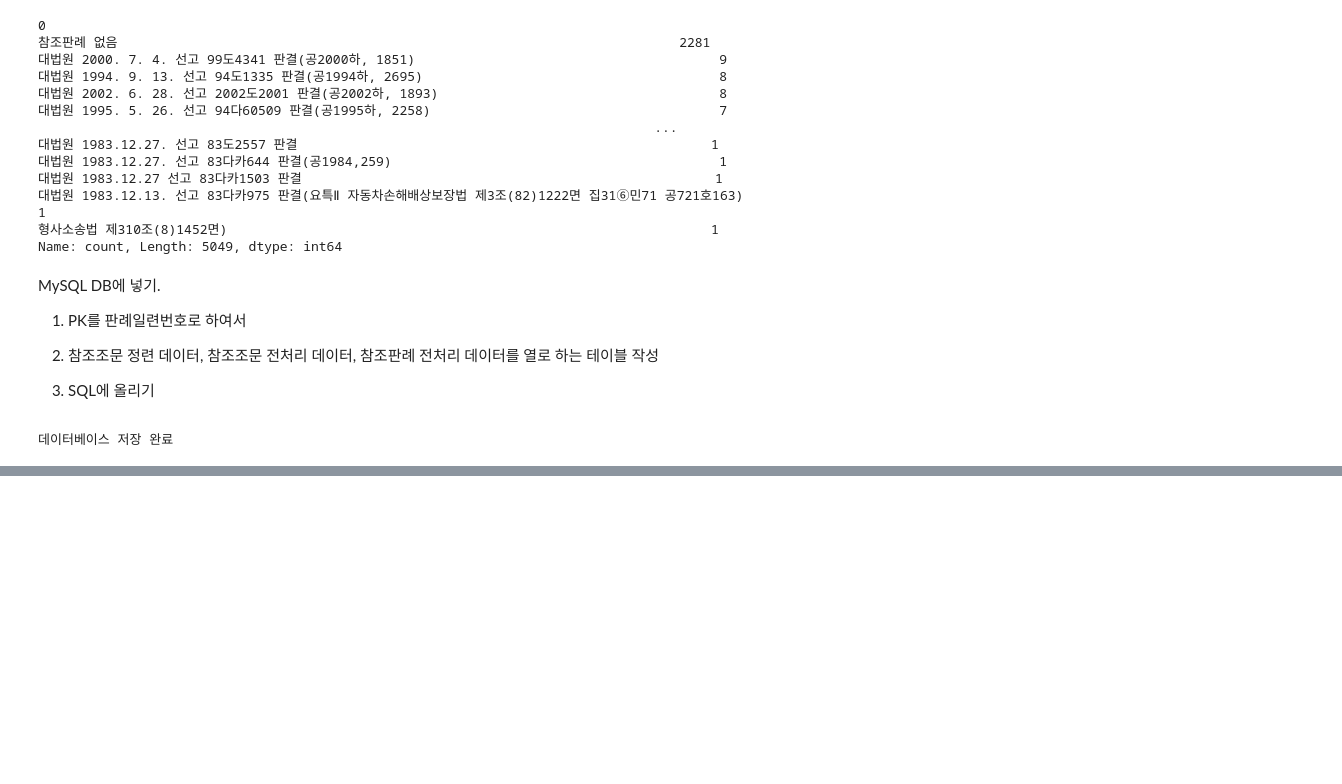
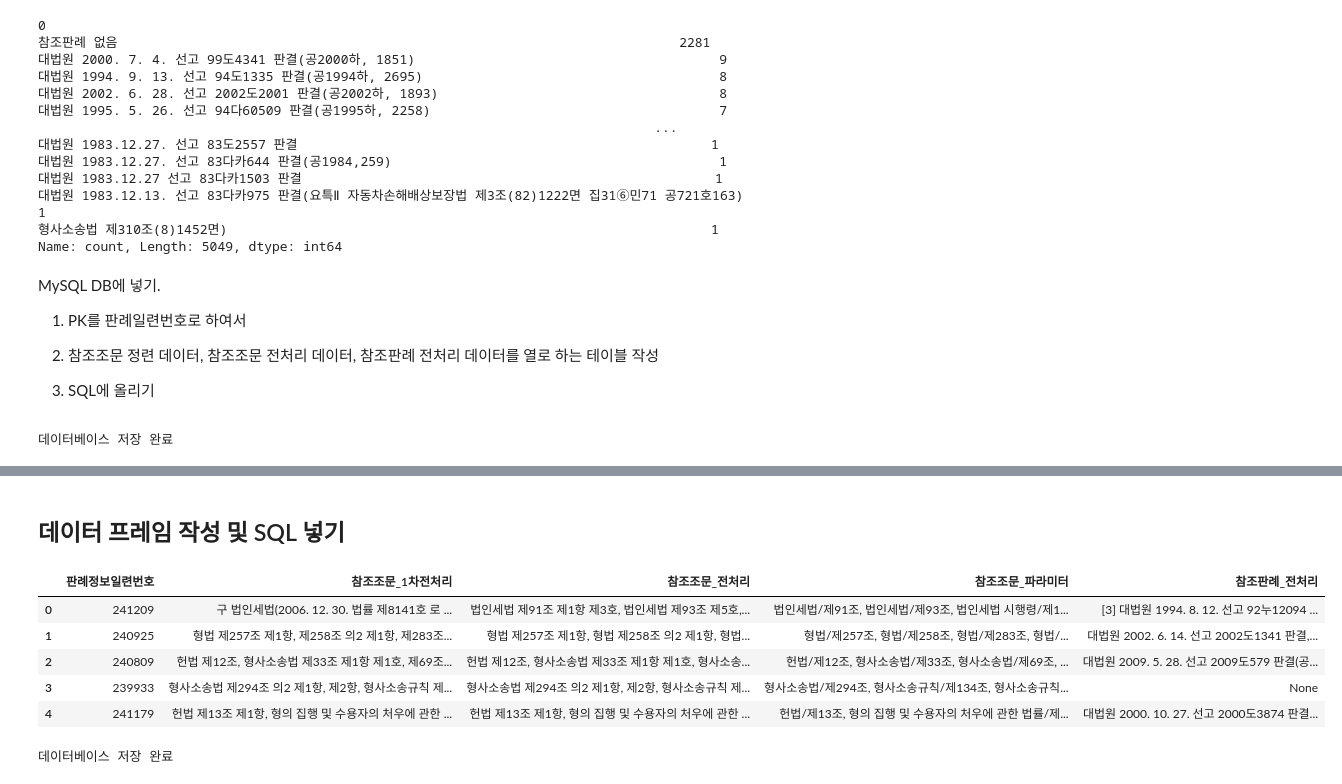
Before and after one commit to sesac-NoF/NoF, a Jupyter notebook: 01.reference_preprocessing.ipynb, the cells around one changed output, grey strips where cells are left out. Cells and saved outputs as stored; diff of their text form; code cells hidden in the pictures; blank space fills up the shorter version.

Commit message:
참조조문 전처리 완료일보직전

```diff
--- a/01.reference_preprocessing.ipynb
+++ b/01.reference_preprocessing.ipynb
@@ -908,0 +1190,2 @@ print("데이터베이스 저장 완료")
+# %%
+law_dup_reduce=list(set(law_names_cleaned))
@@ -908,0 +1194,3 @@ print("데이터베이스 저장 완료")
+# %%
+# 법 이름 길이가 긴 순서대로 정렬 (내림차순)
+law_names = sorted(law_names, key=len, reverse=True)
@@ -908,0 +1264,8 @@ print("데이터베이스 저장 완료")
+# %%
+def extract_JoandLaw(text):
+    pattern=r'\b[가-힣\s]+(?:법\s*시행령|시행령|에\s*관한\s*법률|시행규칙|규칙|협정|의사록|관례|고시|대통령령|경제명령|법|령)? 제\d+조'
+    matches=re.findall(pattern,text)
+
+    return ', '.join(matches)
+
+result=reason.apply(extract_JoandLaw)
@@ -908,0 +1289,2 @@ print("데이터베이스 저장 완료")
+# %%
+final=result.apply(lambda x: re.sub(r' (제\d+조)', r'/\1', x))
@@ -908,0 +1321,16 @@ print("데이터베이스 저장 완료")
+# %% [markdown]
+## 데이터 프레임 작성 및 SQL 넣기
+# %%
+df_preprocess=pd.DataFrame(data=df['판례정보일련번호'])
+df_preprocess['참조조문_1차전처리']=ccl
+df_preprocess['참조조문_전처리']=reason
+df_preprocess['참조조문_파라미터']=final
+df_preprocess['참조판례_전처리']=df['참조판례']
+df_preprocess.head()
+# %% [output]
+|  | 판례정보일련번호 | 참조조문_1차전처리 | 참조조문_전처리 | 참조조문_파라미터 | 참조판례_전처리 |
+| 0 | 241209 | 구 법인세법(2006. 12. 30. 법률 제8141호 로 ... | 법인세법 제91조 제1항 제3호, 법인세법 제93조 제5호,... | 법인세법/제91조, 법인세법/제93조, 법인세법 시행령/제1... | [3] 대법원 1994. 8. 12. 선고 92누12094 ... |
+| 1 | 240925 | 형법 제257조 제1항, 제258조 의2 제1항, 제283조... | 형법 제257조 제1항, 형법 제258조 의2 제1항, 형법... | 형법/제257조, 형법/제258조, 형법/제283조, 형법/... | 대법원 2002. 6. 14. 선고 2002도1341 판결,... |
+| 2 | 240809 | 헌법 제12조, 형사소송법 제33조 제1항 제1호, 제69조... | 헌법 제12조, 형사소송법 제33조 제1항 제1호, 형사소송... | 헌법/제12조, 형사소송법/제33조, 형사소송법/제69조, ... | 대법원 2009. 5. 28. 선고 2009도579 판결(공... |
+| 3 | 239933 | 형사소송법 제294조 의2 제1항, 제2항, 형사소송규칙 제... | 형사소송법 제294조 의2 제1항, 제2항, 형사소송규칙 제... | 형사소송법/제294조, 형사소송규칙/제134조, 형사소송규칙... | None |
+| 4 | 241179 | 헌법 제13조 제1항, 형의 집행 및 수용자의 처우에 관한 ... | 헌법 제13조 제1항, 형의 집행 및 수용자의 처우에 관한 ... | 헌법/제13조, 형의 집행 및 수용자의 처우에 관한 법률/제... | 대법원 2000. 10. 27. 선고 2000도3874 판결... |
@@ -908,0 +1339,37 @@ print("데이터베이스 저장 완료")
+# %%
+# db로 저장
+import pandas as pd
+from sqlalchemy import create_engine
+from sqlalchemy.dialects.mysql import LONGTEXT, TEXT
+from db_info import user, password, host, port, database
+
+####pandas dataframe에서는 불러올때 타입을 기본str로 불러와서 긴내용의 데이터삽입을 하려면 dtype을 설정해줘야함####
+dtype = {
+    '참조조문_1차전처리': TEXT,
+    '참조조문_전처리': TEXT,
+    '참조조문_파라미터': TEXT,
+    '참조판례_전처리': TEXT
+}
+#판례내용_이유,판례내용_이유(전처리),판례내용_이유(불용어제거),클러스터,키워드
+
+# DB정보
+user = user
+password = password
+host = host
+port = port
+database = database
+
+# CSV 파일 로드
+df_injury_case_clause_preprocessed = pd.read_csv('data/injury_case_clause_preprocessed.csv')
+
+# MySQL 데이터베이스 연결 설정
+engine = create_engine(f"mysql+pymysql://{user}:{password}@{host}:{port}/{database}")
+
+# 데이터프레임을 MySQL 테이블에 저장
+df_injury_case_clause_preprocessed.to_sql('injury_case_clause_preprocessed', con=engine, if_exists='replace', index=False, dtype=dtype)
+# 연결 닫기
+engine.dispose()
+
+print("데이터베이스 저장 완료")
+# %% [output]
+데이터베이스 저장 완료
```
Also changed, not shown: parts of 28 cells of this notebook.
